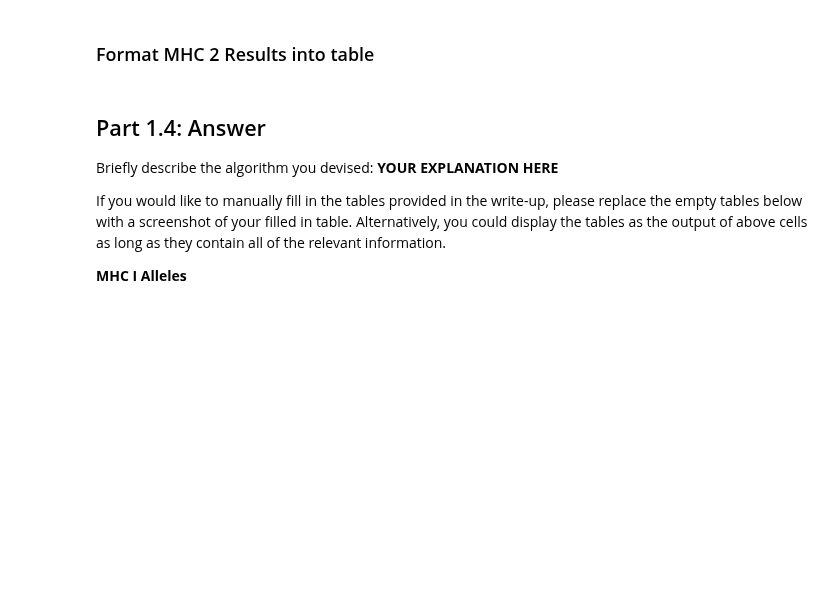
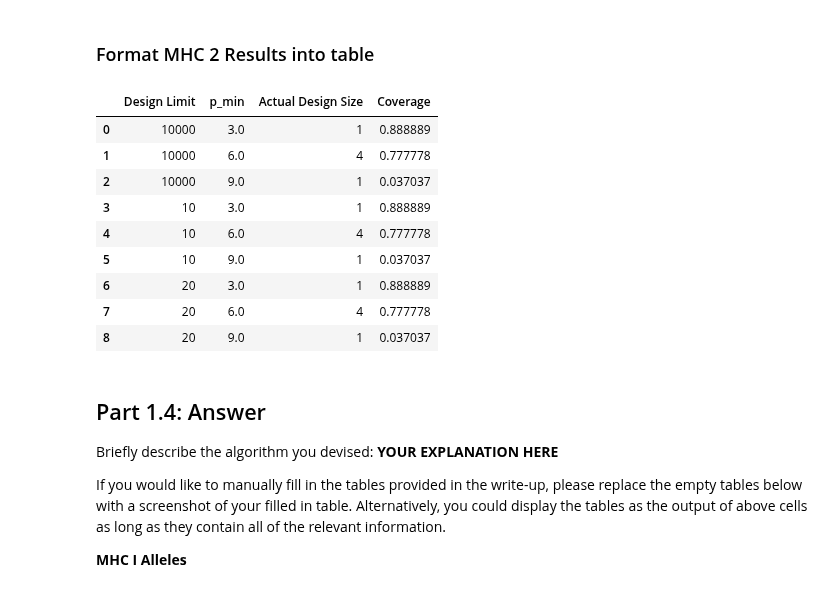
Before and after one commit to ryanquinnnelson/CMU-02718-HW5, a Jupyter notebook: 02_518_02_718_HW_5_ryann.ipynb, the cells around one changed output. Cells and saved outputs as stored; diff of their text form; code cells hidden in the pictures; blank space fills up the shorter version.

```diff
--- a/02_518_02_718_HW_5_ryann.ipynb
+++ b/02_518_02_718_HW_5_ryann.ipynb
@@ -1948,13 +1974,24 @@ pd.DataFrame(results_formatted_mhc1,columns=col_list)
 ### Format MHC 2 Results into table
 # %%
 results_formatted_mhc2 = []
-for design_limit, p_min, n, selected in execution_mhc2:
+for design_limit, p_min, n, selected in designs_mhc2:
     coverage = float(n) / len(class_ii_list)
     new_result = [design_limit,p_min,len(selected),coverage]
     results_formatted_mhc2.append(new_result)
 
 col_list = ['Design Limit','p_min','Actual Design Size','Coverage']
 pd.DataFrame(results_formatted_mhc2,columns=col_list)
+# %% [output]
+|  | Design Limit | p_min | Actual Design Size | Coverage |
+| 0 | 10000 | 3.0 | 1 | 0.888889 |
+| 1 | 10000 | 6.0 | 4 | 0.777778 |
+| 2 | 10000 | 9.0 | 1 | 0.037037 |
+| 3 | 10 | 3.0 | 1 | 0.888889 |
+| 4 | 10 | 6.0 | 4 | 0.777778 |
+| 5 | 10 | 9.0 | 1 | 0.037037 |
+| 6 | 20 | 3.0 | 1 | 0.888889 |
+| 7 | 20 | 6.0 | 4 | 0.777778 |
+| 8 | 20 | 9.0 | 1 | 0.037037 |
 # %% [markdown]
 ## Part 1.4: Answer
 
```
Also changed, not shown: parts of 10 cells of this notebook.
